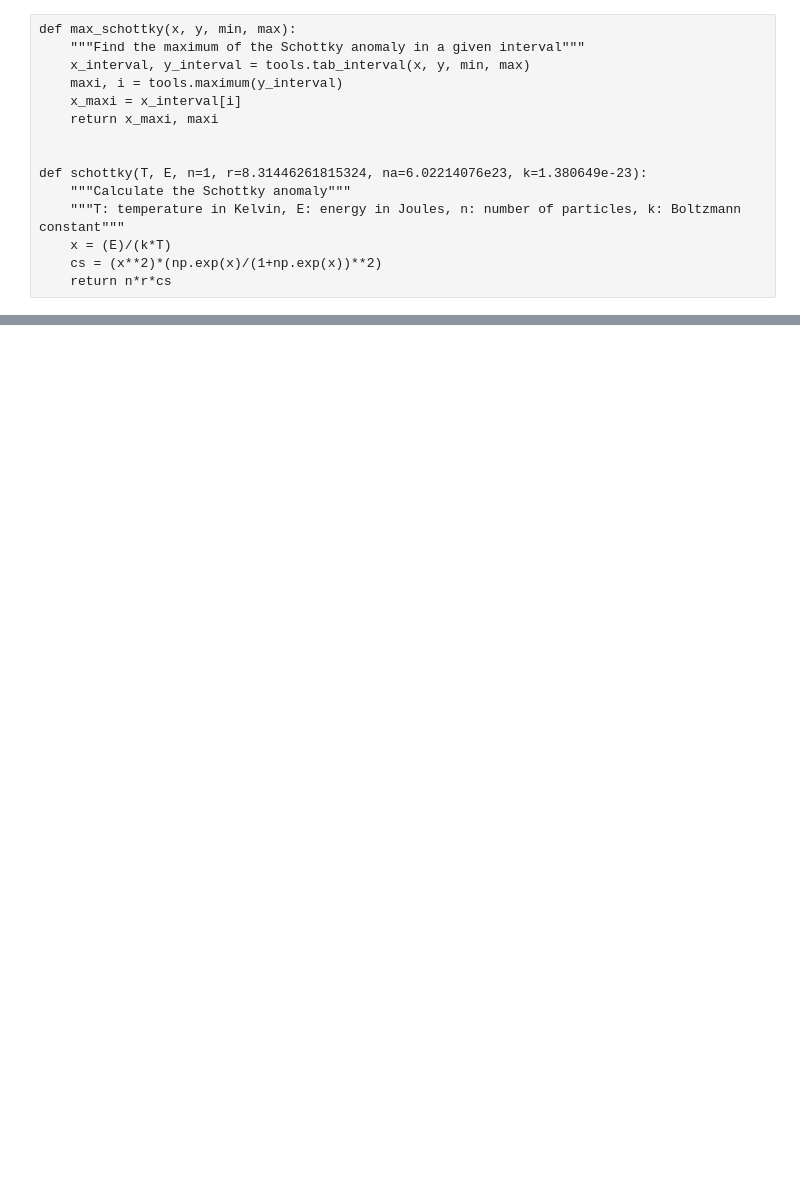
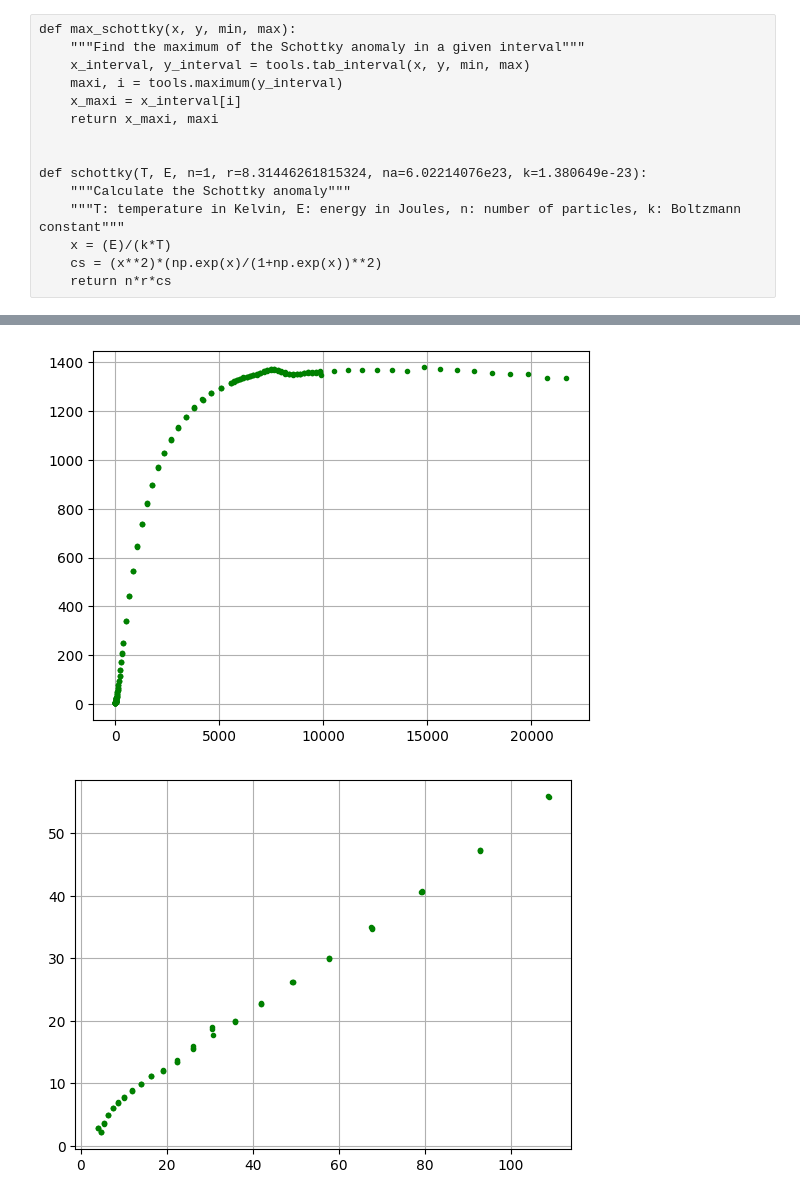
Before and after one commit to Gamal-on/YBCO, a Jupyter notebook: schottky_subs_analysis.ipynb, the cells around one changed output, grey strips where cells are left out. Cells and saved outputs as stored; diff of their text form; code cells hidden in the pictures; blank space fills up the shorter version.

```diff
--- a/schottky_subs_analysis.ipynb
+++ b/schottky_subs_analysis.ipynb
@@ -51,4 +54,18 @@ plt.plot(squared_temperature[0:50], sch.schottky(temperature[0:50], E), ".b")
 # %%
 # Soustraction de HC par schottky
 
-HC_sample_substracted = sample_HC - sch.schottky(temperature, E)
+HC_sample_substracted = sample_HC - sch.schottky(temperature, E, n=1e-2) #en mJ/mol.K
+C_substracted_divT = HC_sample_substracted / temperature
+
+plt.figure()
+plt.plot(squared_temperature, C_substracted_divT, ".g")
+plt.grid(True)
+plt.show()
+
+plt.figure()
+plt.plot(squared_temperature[0:65], C_substracted_divT[0:65], ".g")
+plt.grid(True)
+plt.show()
+# %% [output]
+[figure, added]
+[figure, added]
```
Also changed, not shown: parts of 5 cells of this notebook.
